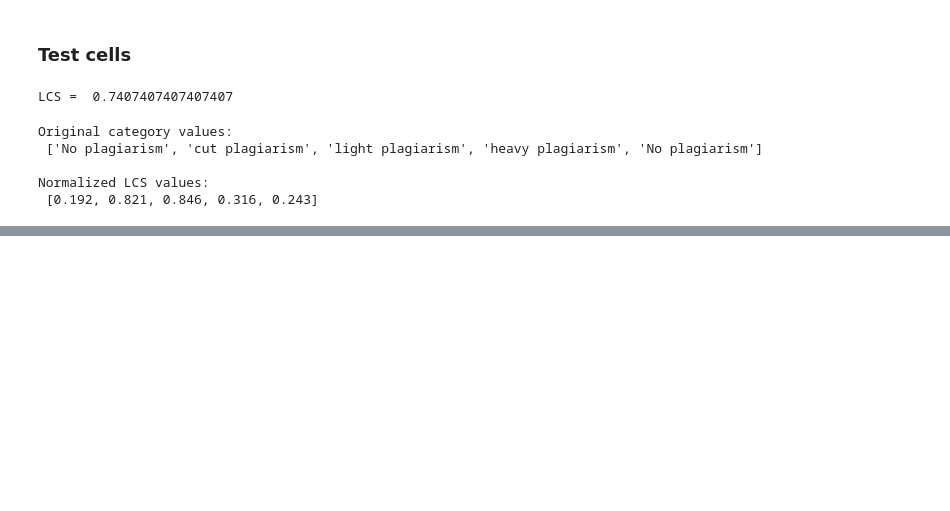
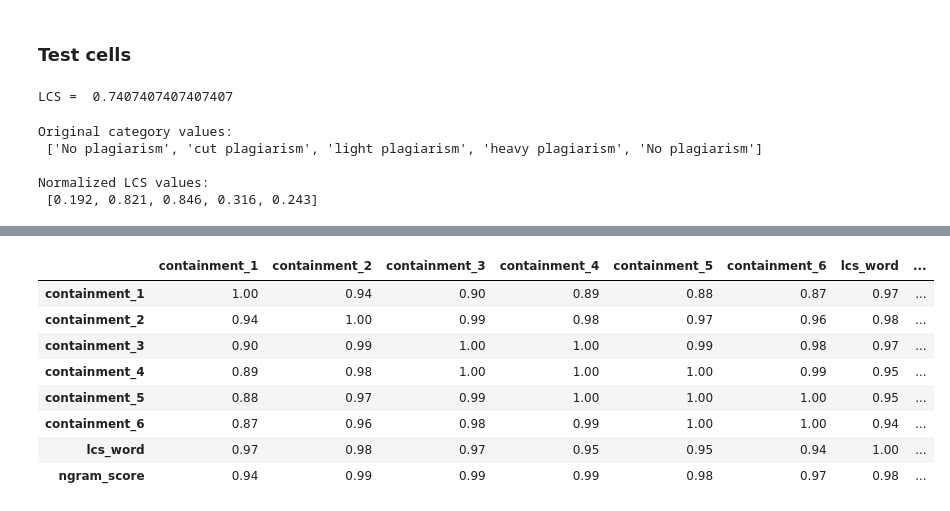
Before and after one commit to DataPro-M/66daysofdata_NLP, a Jupyter notebook: day21-24/NLP_21-24_plagiarism_detector.ipynb, the cells around one changed output, grey strips where cells are left out. Cells and saved outputs as stored; diff of their text form; code cells hidden in the pictures; blank space fills up the shorter version.

```diff
--- a/day21-24/NLP_21-24_plagiarism_detector.ipynb
+++ b/day21-24/NLP_21-24_plagiarism_detector.ipynb
@@ -595,0 +686,39 @@ Normalized LCS values:
+# %%
+# Define an ngram range
+ngram_range = range(1,7)
+
+
+# The following code may take a minute to run, depending on your ngram_range
+"""
+DON'T MODIFY ANYTHING IN THIS CELL THAT IS BELOW THIS LINE
+"""
+features_list = []
+
+# Create features in a features_df
+all_features = np.zeros((len(ngram_range)+2, len(df)))
+
+# Calculate features for containment for ngrams in range
+i=0
+for n in ngram_range:
+    column_name = 'containment_'+str(n)
+    features_list.append(column_name)
+    # create containment features
+    all_features[i]=np.squeeze(create_containment_features(df, n))
+    i+=1
+
+# Calculate features for LCS_Norm Words
+features_list.append('lcs_word')
+all_features[i]= np.squeeze(create_lcs_features(df))
+i+=1
+
+# Calculate features for LCS_Norm Words
+features_list.append('ngram_score')
+all_features[i]= np.squeeze(create_ngram_score_features(df, 4))
+
+# create a features dataframe
+features_df = pd.DataFrame(np.transpose(all_features), columns=features_list)
+
+# Print all features/columns
+print()
+print('Features: ', features_list)
+print()
@@ -595,0 +750,16 @@ Normalized LCS values:
+# %%
+# Create correlation matrix for just Features to determine different models to test
+corr_matrix = features_df.corr().abs().round(2)
+
+# display shows all of a dataframe
+display(corr_matrix)
+# %% [output]
+|  | containment_1 | containment_2 | containment_3 | containment_4 | containment_5 | containment_6 | lcs_word | ... |
+| containment_1 | 1.00 | 0.94 | 0.90 | 0.89 | 0.88 | 0.87 | 0.97 | ... |
+| containment_2 | 0.94 | 1.00 | 0.99 | 0.98 | 0.97 | 0.96 | 0.98 | ... |
+| containment_3 | 0.90 | 0.99 | 1.00 | 1.00 | 0.99 | 0.98 | 0.97 | ... |
+| containment_4 | 0.89 | 0.98 | 1.00 | 1.00 | 1.00 | 0.99 | 0.95 | ... |
+| containment_5 | 0.88 | 0.97 | 0.99 | 1.00 | 1.00 | 1.00 | 0.95 | ... |
+| containment_6 | 0.87 | 0.96 | 0.98 | 0.99 | 1.00 | 1.00 | 0.94 | ... |
+| lcs_word | 0.97 | 0.98 | 0.97 | 0.95 | 0.95 | 0.94 | 1.00 | ... |
+| ngram_score | 0.94 | 0.99 | 0.99 | 0.99 | 0.98 | 0.97 | 0.98 | ... |
```
Also changed, not shown: parts of 20 cells of this notebook, 2 other files.
